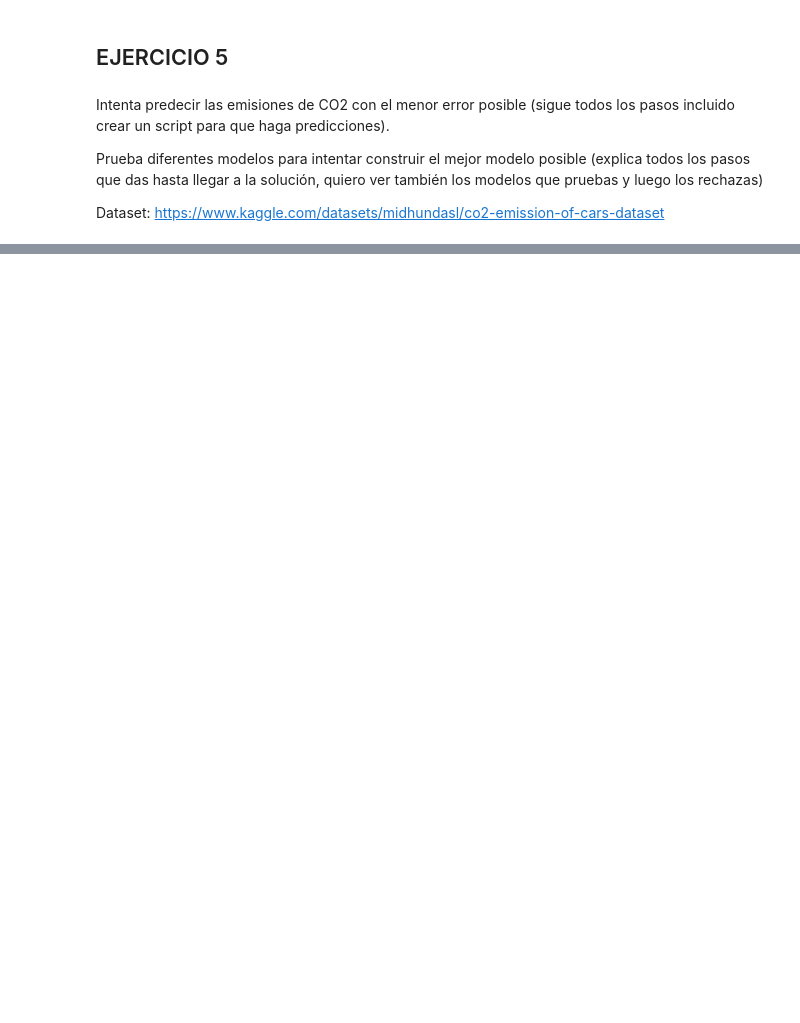
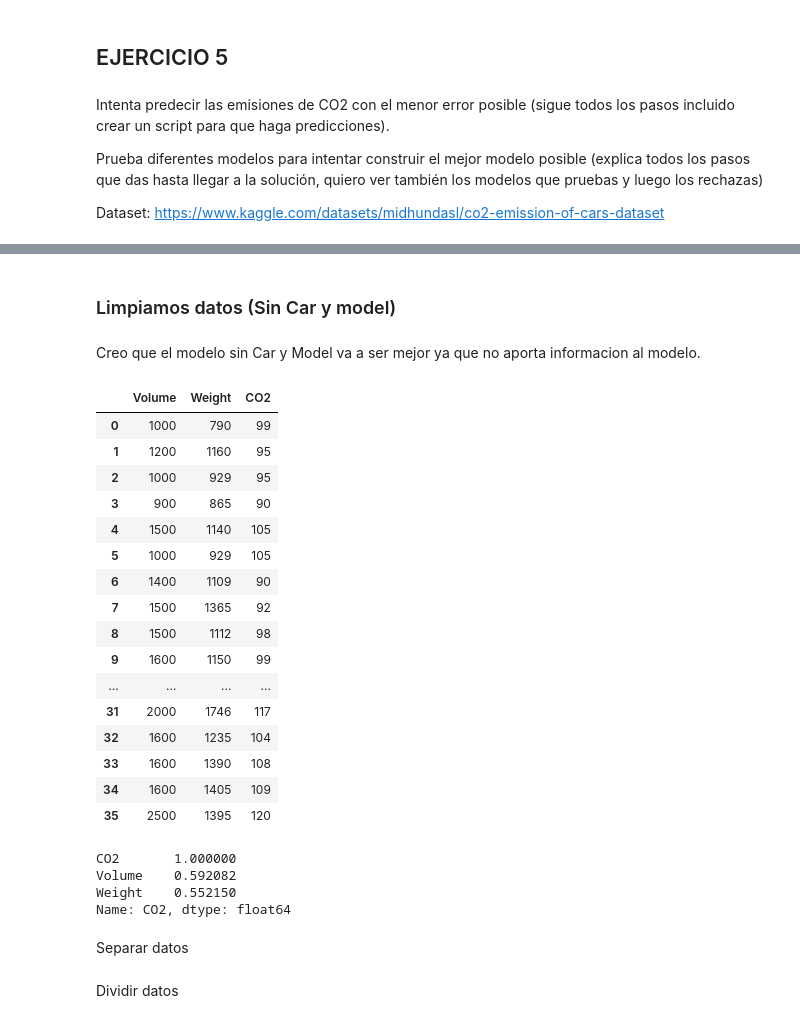
Before and after one commit to Guifora/IABD, a Jupyter notebook: IA/Regresion/2_11Ejercicios.ipynb, the cells around one changed output, grey strips where cells are left out. Cells and saved outputs as stored; diff of their text form; code cells hidden in the pictures; blank space fills up the shorter version.

```diff
--- a/IA/Regresion/2_11Ejercicios.ipynb
+++ b/IA/Regresion/2_11Ejercicios.ipynb
@@ -419,0 +702,35 @@ Dataset: https://www.kaggle.com/datasets/midhundasl/co2-emission-of-cars-dataset
+# %% [markdown]
+### Limpiamos datos (Sin Car y model)
+# %% [markdown]
+Creo que el modelo sin Car y Model va a ser mejor ya que no aporta informacion al modelo.
+# %%
+df_co2_dropped1 = df_co2.drop(["Car", "Model","Unnamed: 5"], axis=1)
+df_co2_dropped1
+# %% [output]
+|  | Volume | Weight | CO2 |
+| 0 | 1000 | 790 | 99 |
+| 1 | 1200 | 1160 | 95 |
+| 2 | 1000 | 929 | 95 |
+| 3 | 900 | 865 | 90 |
+| 4 | 1500 | 1140 | 105 |
+| 5 | 1000 | 929 | 105 |
+| 6 | 1400 | 1109 | 90 |
+| 7 | 1500 | 1365 | 92 |
+| 8 | 1500 | 1112 | 98 |
+| 9 | 1600 | 1150 | 99 |
+| ... | ... | ... | ... |
+| 31 | 2000 | 1746 | 117 |
+| 32 | 1600 | 1235 | 104 |
+| 33 | 1600 | 1390 | 108 |
+| 34 | 1600 | 1405 | 109 |
+| 35 | 2500 | 1395 | 120 |
+# %%
+corr_matrix = df_co2_dropped1.corr(numeric_only=True)
+corr_matrix['CO2'].sort_values(ascending=False)
+# %% [output]
+CO2       1.000000
+Volume    0.592082
+Weight    0.552150
+Name: CO2, dtype: float64
+# %% [markdown]
+Separar datos
@@ -419,0 +742,2 @@ Dataset: https://www.kaggle.com/datasets/midhundasl/co2-emission-of-cars-dataset
+# %% [markdown]
+Dividir datos
```
Also changed, not shown: parts of 42 cells of this notebook, 7 other files.
